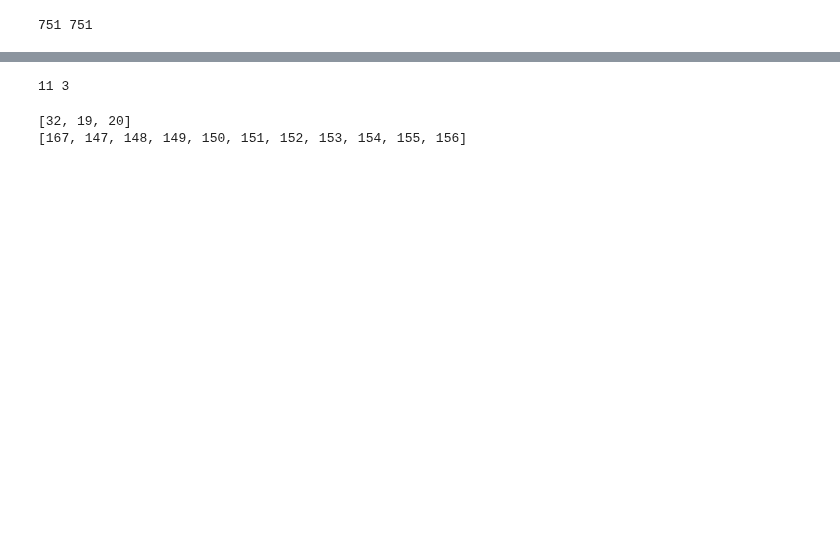
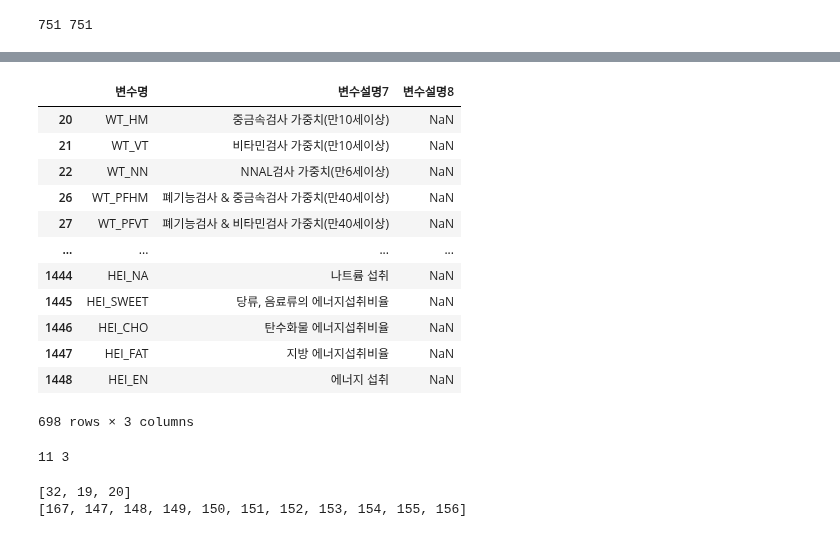
Before and after one commit to knu-final-project/sas_view, a Jupyter notebook: use_code/Make_Dictionary/CHECK_CODE.ipynb, the cells around one changed output, grey strips where cells are left out. Saved outputs shown, nothing was run; the diff lists cells and outputs as text; code cells hidden in the pictures; blank space fills up the shorter version.

```diff
--- a/use_code/Make_Dictionary/CHECK_CODE.ipynb
+++ b/use_code/Make_Dictionary/CHECK_CODE.ipynb
@@ -115,6 +157,22 @@ same2 = pd.concat([same, dd_same, dd.iloc[etc_lis][2:]])
 
 na_7 = na_dd[na_dd.iloc[:,2].isna()]
 na_8 = na_dd[na_dd.iloc[:,1].isna()]
+# %%
+na_7
+# %% [output]
+|  | 변수명 | 변수설명7 | 변수설명8 |
+| 20 | WT_HM | 중금속검사 가중치(만10세이상) | NaN |
+| 21 | WT_VT | 비타민검사 가중치(만10세이상) | NaN |
+| 22 | WT_NN | NNAL검사 가중치(만6세이상) | NaN |
+| 26 | WT_PFHM | 폐기능검사 & 중금속검사 가중치(만40세이상) | NaN |
+| 27 | WT_PFVT | 폐기능검사 & 비타민검사 가중치(만40세이상) | NaN |
+| ... | ... | ... | ... |
+| 1444 | HEI_NA | 나트륨 섭취 | NaN |
+| 1445 | HEI_SWEET | 당류, 음료류의 에너지섭취비율 | NaN |
+| 1446 | HEI_CHO | 탄수화물 에너지섭취비율 | NaN |
+| 1447 | HEI_FAT | 지방 에너지섭취비율 | NaN |
+| 1448 | HEI_EN | 에너지 섭취 | NaN |
+698 rows × 3 columns
 # %%
 # dd 데이터프레임 중 나누어주기
 
@@ -149,9 +207,9 @@ print(len(set(lis_7)), len(set(lis_8)))
 
 a = list(set(lis_8))
 b = list(set(lis_7))
+
+print(a)
+print(b)
+# %% [output]
+[32, 19, 20]
+[167, 147, 148, 149, 150, 151, 152, 153, 154, 155, 156]
-# %%
-print(a)
-print(b)
-# %% [output]
-[32, 19, 20]
-[167, 147, 148, 149, 150, 151, 152, 153, 154, 155, 156]
```
Also changed, not shown: parts of 22 cells of this notebook, 1 other file.
